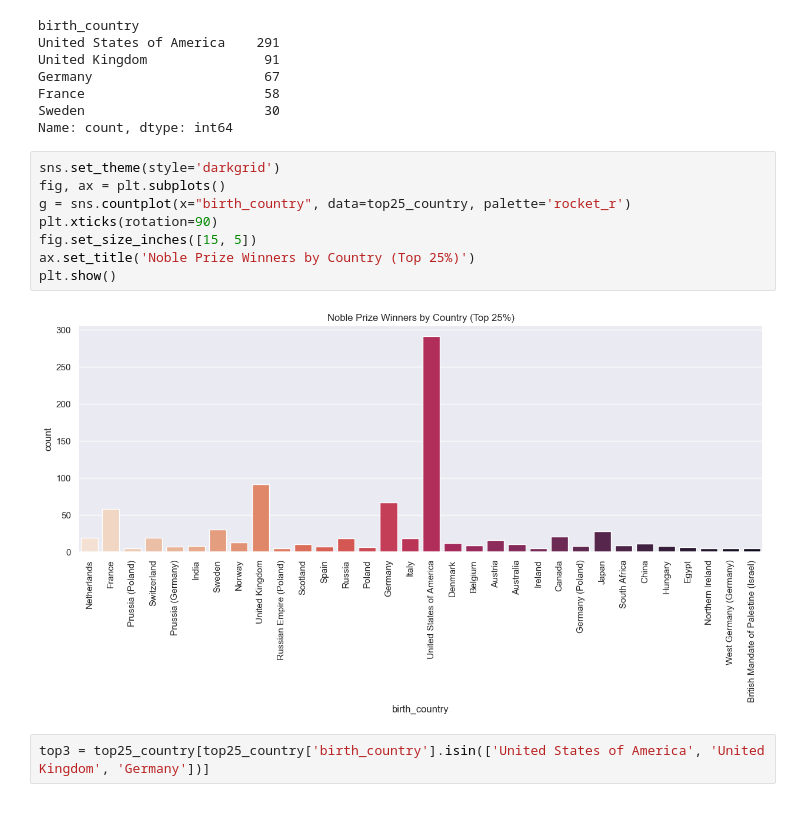
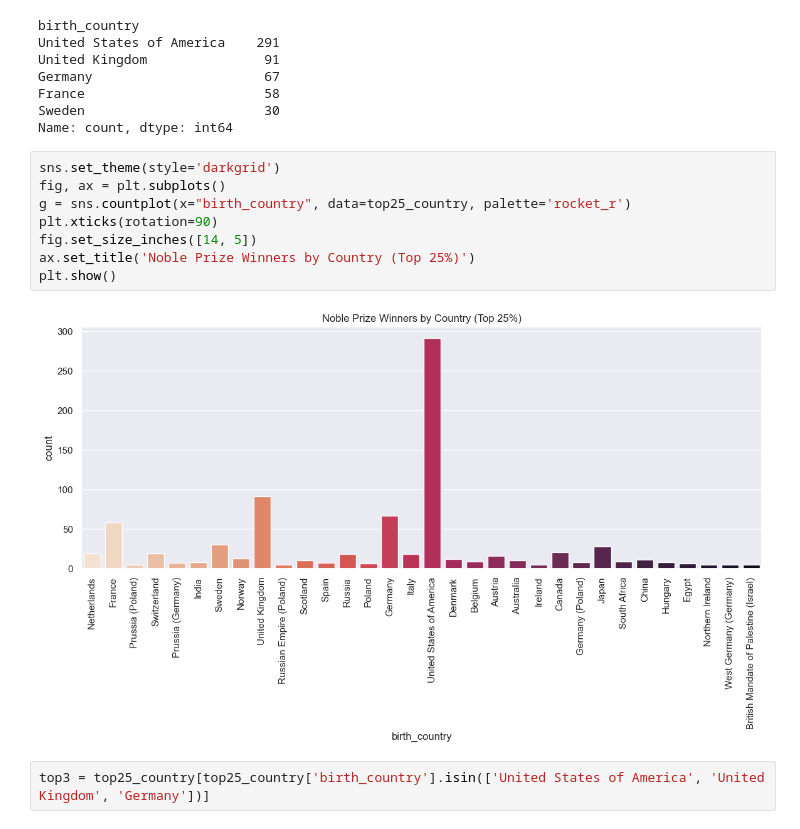
Before and after one commit to Ahnaf19/Nobel_prize_EDA, a Jupyter notebook: v1.ipynb, the cells around one changed output. Drawn from its saved outputs; the diff is of its cells as text.

```diff
--- a/v1.ipynb
+++ b/v1.ipynb
@@ -264,13 +264,13 @@ Name: count, dtype: int64
 # %%
 sns.set_theme(style='darkgrid')
 fig, ax = plt.subplots()
 g = sns.countplot(x="birth_country", data=top25_country, palette='rocket_r')
 plt.xticks(rotation=90)
-fig.set_size_inches([15, 5])
+fig.set_size_inches([14, 5])
 ax.set_title('Noble Prize Winners by Country (Top 25%)')
 plt.show()
 # %% [output]
-[figure, old version]
+[figure, new version]
 # %%
 top3 = top25_country[top25_country['birth_country'].isin(['United States of America', 'United Kingdom', 'Germany'])]
 # %%
```
Also changed, not shown: parts of 4 cells of this notebook.
